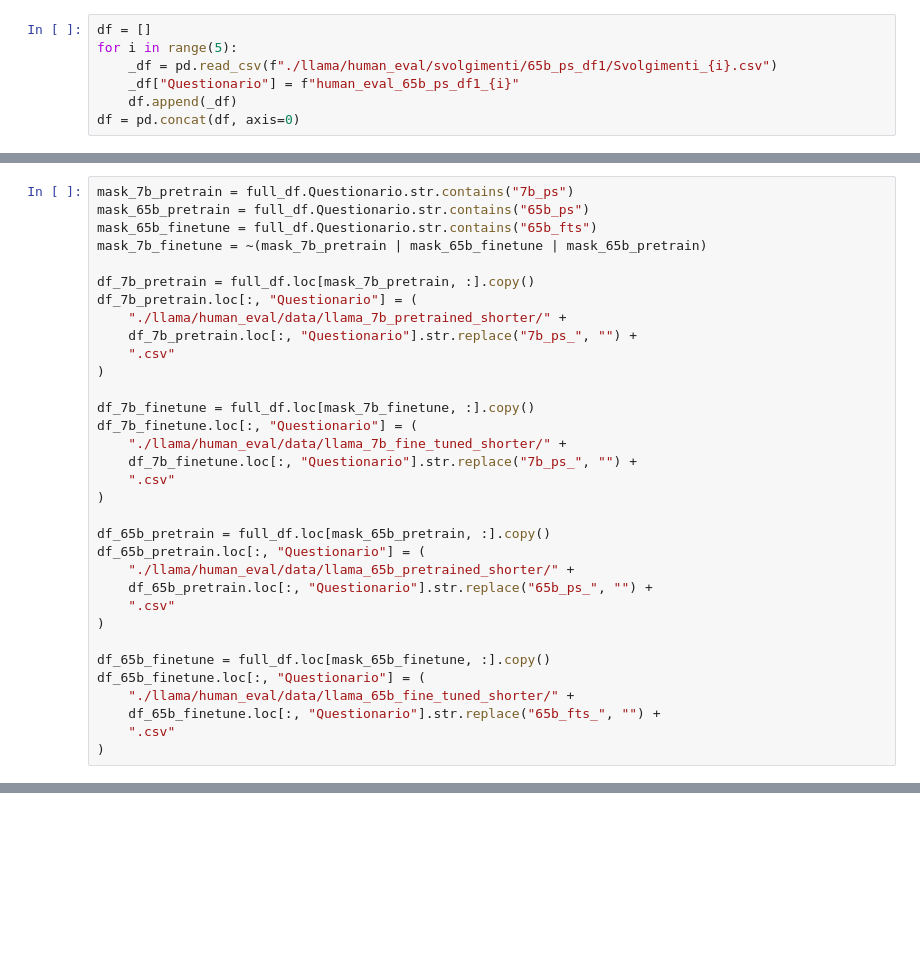
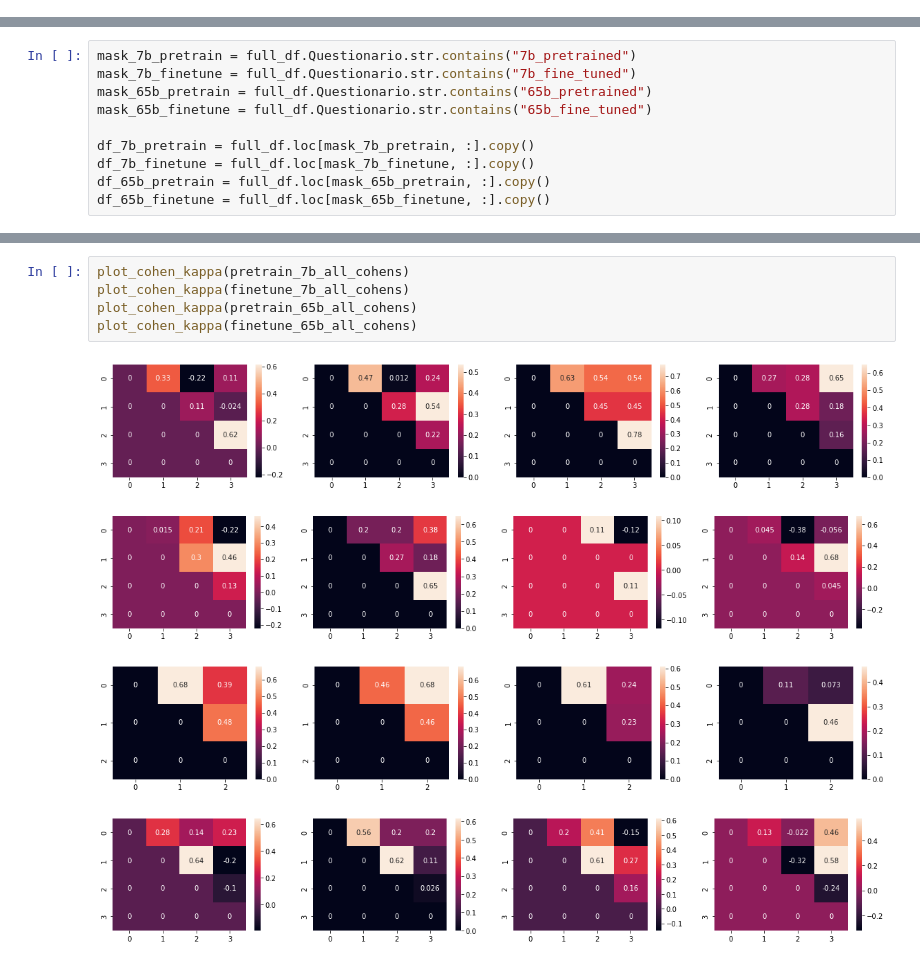
Before and after one commit to gpucce/llama, a Jupyter notebook: human_eval_study.ipynb, the cells around one changed output, grey strips where cells are left out. Saved outputs shown, nothing was run; the diff lists cells and outputs as text; blank space fills up the shorter version.

```diff
--- a/human_eval_study.ipynb
+++ b/human_eval_study.ipynb
@@ -11,7 +16,0 @@ import math
-# %%
-df = []
-for i in range(5):
-    _df = pd.read_csv(f"./llama/human_eval/svolgimenti/65b_ps_df1/Svolgimenti_{i}.csv")
-    _df["Questionario"] = f"human_eval_65b_ps_df1_{i}"
-    df.append(_df)
-df = pd.concat(df, axis=0)
@@ -41,38 +50,15 @@ full_df = full_df.loc[full_df.Stato == "Completato", :]
 full_df = full_df.loc[full_df.filter(regex="Domanda*").notna().all(axis=1), :]
 full_df = full_df.loc[full_df.loc[:, "Domanda 7"] > 3, :]
 # %%
-mask_7b_pretrain = full_df.Questionario.str.contains("7b_ps")
-mask_65b_pretrain = full_df.Questionario.str.contains("65b_ps")
-mask_65b_finetune = full_df.Questionario.str.contains("65b_fts")
-mask_7b_finetune = ~(mask_7b_pretrain | mask_65b_finetune | mask_65b_pretrain)
+mask_7b_pretrain = full_df.Questionario.str.contains("7b_pretrained")
+mask_7b_finetune = full_df.Questionario.str.contains("7b_fine_tuned")
+mask_65b_pretrain = full_df.Questionario.str.contains("65b_pretrained")
+mask_65b_finetune = full_df.Questionario.str.contains("65b_fine_tuned")
 
 df_7b_pretrain = full_df.loc[mask_7b_pretrain, :].copy()
-df_7b_pretrain.loc[:, "Questionario"] = (
-    "./llama/human_eval/data/llama_7b_pretrained_shorter/" +
-    df_7b_pretrain.loc[:, "Questionario"].str.replace("7b_ps_", "") +
-    ".csv"
-)
-
 df_7b_finetune = full_df.loc[mask_7b_finetune, :].copy()
-df_7b_finetune.loc[:, "Questionario"] = (
-    "./llama/human_eval/data/llama_7b_fine_tuned_shorter/" +
-    df_7b_finetune.loc[:, "Questionario"].str.replace("7b_ps_", "") +
-    ".csv"
-)
-
 df_65b_pretrain = full_df.loc[mask_65b_pretrain, :].copy()
-df_65b_pretrain.loc[:, "Questionario"] = (
-    "./llama/human_eval/data/llama_65b_pretrained_shorter/" +
-    df_65b_pretrain.loc[:, "Questionario"].str.replace("65b_ps_", "") +
-    ".csv"
-)
-
 df_65b_finetune = full_df.loc[mask_65b_finetune, :].copy()
-df_65b_finetune.loc[:, "Questionario"] = (
-    "./llama/human_eval/data/llama_65b_fine_tuned_shorter/" +
-    df_65b_finetune.loc[:, "Questionario"].str.replace("65b_fts_", "") +
-    ".csv"
-)
 # %%
 def normalize(x):
     return (x - x.mean()) / x.std()
@@ -314,2 +227,12 @@ model & metric &  &  &  &  &  &  \\
 \bottomrule
 \end{tabular}
+# %%
+plot_cohen_kappa(pretrain_7b_all_cohens)
+plot_cohen_kappa(finetune_7b_all_cohens)
+plot_cohen_kappa(pretrain_65b_all_cohens)
+plot_cohen_kappa(finetune_65b_all_cohens)
+# %% [output]
+[figure, added]
+[figure, added]
+[figure, added]
+[figure, added]
```
Also changed, not shown: parts of 16 cells of this notebook, 25 other files.
